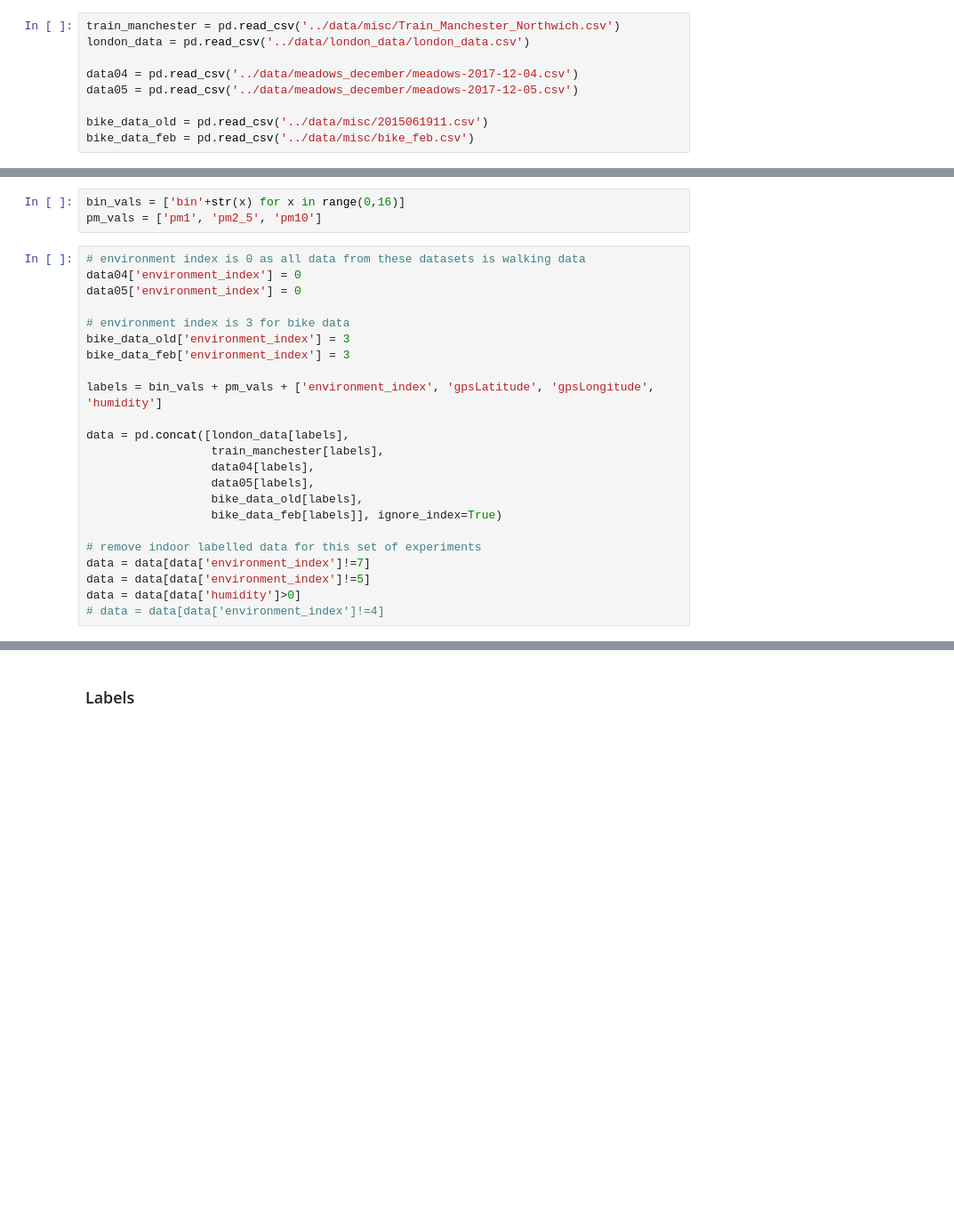
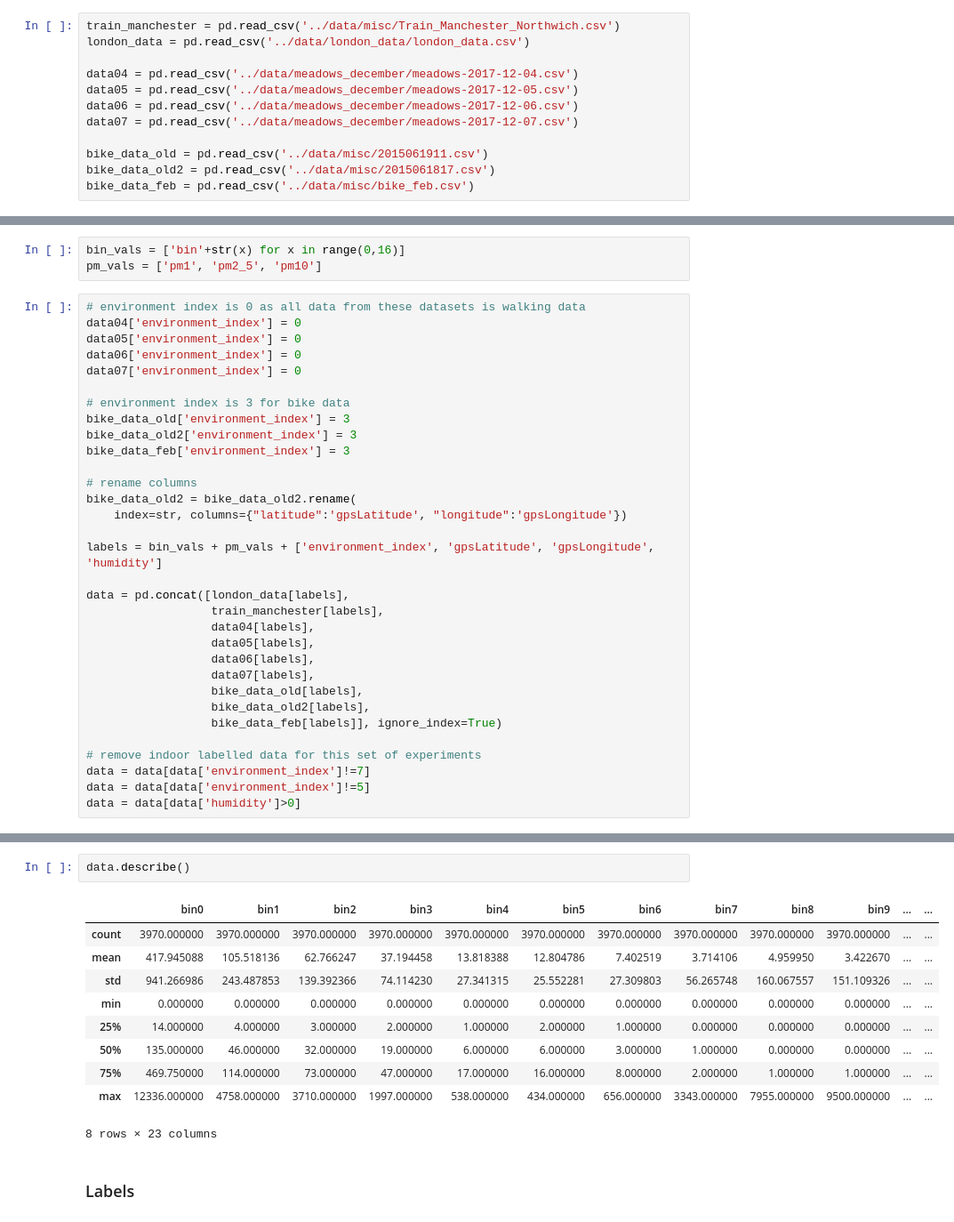
Before and after one commit to MihaiVisu/HonoursProject, a Jupyter notebook: notebooks/mixed_final_model.ipynb, the cells around one changed output, grey strips where cells are left out. Shown at 89% size. Saved outputs shown, nothing was run; the diff lists cells and outputs as text; blank space fills up the shorter version.

```diff
--- a/notebooks/mixed_final_model.ipynb
+++ b/notebooks/mixed_final_model.ipynb
@@ -43,8 +43,11 @@ london_data = pd.read_csv('../data/london_data/london_data.csv')
 
 data04 = pd.read_csv('../data/meadows_december/meadows-2017-12-04.csv')
 data05 = pd.read_csv('../data/meadows_december/meadows-2017-12-05.csv')
+data06 = pd.read_csv('../data/meadows_december/meadows-2017-12-06.csv')
+data07 = pd.read_csv('../data/meadows_december/meadows-2017-12-07.csv')
 
 bike_data_old = pd.read_csv('../data/misc/2015061911.csv')
+bike_data_old2 = pd.read_csv('../data/misc/2015061817.csv')
 bike_data_feb = pd.read_csv('../data/misc/bike_feb.csv')
 # %% [markdown]
 # Merging Data
@@ -55,10 +58,17 @@ pm_vals = ['pm1', 'pm2_5', 'pm10']
 # environment index is 0 as all data from these datasets is walking data
 data04['environment_index'] = 0
 data05['environment_index'] = 0
+data06['environment_index'] = 0
+data07['environment_index'] = 0
 
 # environment index is 3 for bike data
 bike_data_old['environment_index'] = 3
+bike_data_old2['environment_index'] = 3
 bike_data_feb['environment_index'] = 3
+
+# rename columns
+bike_data_old2 = bike_data_old2.rename(
+    index=str, columns={"latitude":'gpsLatitude', "longitude":'gpsLongitude'})
 
 labels = bin_vals + pm_vals + ['environment_index', 'gpsLatitude', 'gpsLongitude', 'humidity']
 
@@ -66,11 +76,13 @@ data = pd.concat([london_data[labels],
                   train_manchester[labels],
                   data04[labels],
                   data05[labels],
+                  data06[labels],
+                  data07[labels],
                   bike_data_old[labels],
+                  bike_data_old2[labels],
                   bike_data_feb[labels]], ignore_index=True)
 
 # remove indoor labelled data for this set of experiments
 data = data[data['environment_index']!=7]
 data = data[data['environment_index']!=5]
 data = data[data['humidity']>0]
-# data = data[data['environment_index']!=4]
@@ -77,3 +91,16 @@ data = data[data['humidity']>0]
+# %%
+data.describe()
+# %% [output]
+|  | bin0 | bin1 | bin2 | bin3 | bin4 | bin5 | bin6 | bin7 | bin8 | bin9 | ... | ... |
+| count | 3970.000000 | 3970.000000 | 3970.000000 | 3970.000000 | 3970.000000 | 3970.000000 | 3970.000000 | 3970.000000 | 3970.000000 | 3970.000000 | ... | ... |
+| mean | 417.945088 | 105.518136 | 62.766247 | 37.194458 | 13.818388 | 12.804786 | 7.402519 | 3.714106 | 4.959950 | 3.422670 | ... | ... |
+| std | 941.266986 | 243.487853 | 139.392366 | 74.114230 | 27.341315 | 25.552281 | 27.309803 | 56.265748 | 160.067557 | 151.109326 | ... | ... |
+| min | 0.000000 | 0.000000 | 0.000000 | 0.000000 | 0.000000 | 0.000000 | 0.000000 | 0.000000 | 0.000000 | 0.000000 | ... | ... |
+| 25% | 14.000000 | 4.000000 | 3.000000 | 2.000000 | 1.000000 | 2.000000 | 1.000000 | 0.000000 | 0.000000 | 0.000000 | ... | ... |
+| 50% | 135.000000 | 46.000000 | 32.000000 | 19.000000 | 6.000000 | 6.000000 | 3.000000 | 1.000000 | 0.000000 | 0.000000 | ... | ... |
+| 75% | 469.750000 | 114.000000 | 73.000000 | 47.000000 | 17.000000 | 16.000000 | 8.000000 | 2.000000 | 1.000000 | 1.000000 | ... | ... |
+| max | 12336.000000 | 4758.000000 | 3710.000000 | 1997.000000 | 538.000000 | 434.000000 | 656.000000 | 3343.000000 | 7955.000000 | 9500.000000 | ... | ... |
+8 rows × 23 columns
 # %% [markdown]
 ### Labels
 # %%
```
Also changed, not shown: parts of 18 cells of this notebook, 2 other files.
